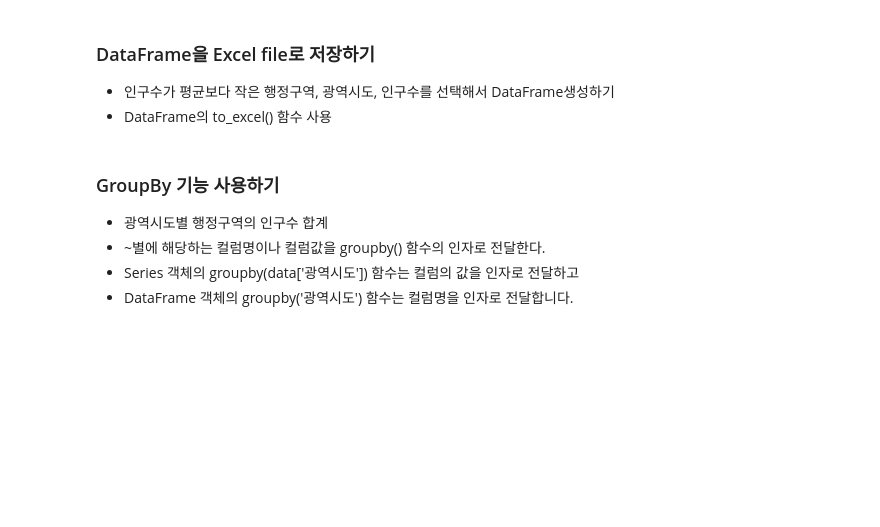
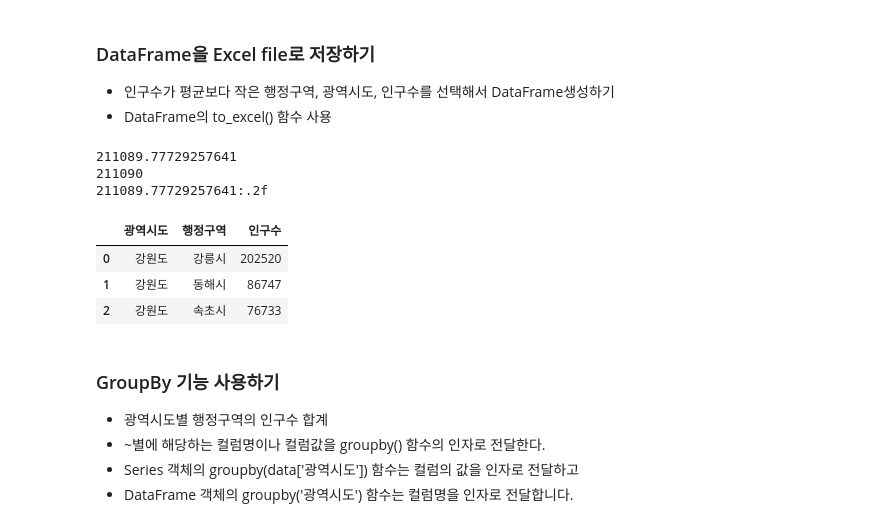
Before and after one commit to intaekim114/Python_Webscraping_Analysis, a Jupyter notebook: 03-1.행정구역정보_분석과시각화.ipynb, the cells around one changed output. Cells and saved outputs as stored; diff of their text form; code cells hidden in the pictures; blank space fills up the shorter version.

```diff
--- a/03-1.행정구역정보_분석과시각화.ipynb
+++ b/03-1.행정구역정보_분석과시각화.ipynb
@@ -573,8 +573,25 @@ data.head(3)
 * DataFrame의 to_excel() 함수 사용
 # %%
 # 인구수의 평균값 구하기
+pop_mean_value=data['인구수'].mean()
+print(pop_mean_value)
+print(round(pop_mean_value))
+print(f'{pop_mean_value}:.2f')
+# %% [output]
+211089.77729257641
+211090
+211089.77729257641:.2f
 # %%
-# 인구수의 평균값보다 작은 Row를 선택하고, '광역시도','행정구역','인구수' 컬럼값을 가져오기
+# 인구수의 평균값보다 작은 Row를 선택하고, '광역시도','행정구역','인구수' 컬럼값을 가져와서 pop_mean_lt_df 변수에 저장하기
 # 정렬할때 광역시도는 ascending으로 , 인구수는 descending
+pop_mean_lt_df = data.loc[data['인구수'] < pop_mean_value,['광역시도','행정구역','인구수']]\
+.sort_values(by=['광역시도','인구수'],ascending=[True,False])\
+.reset_index(drop=True)
+pop_mean_lt_df.head(3)
+# %% [output]
+|  | 광역시도 | 행정구역 | 인구수 |
+| 0 | 강원도 | 강릉시 | 202520 |
+| 1 | 강원도 | 동해시 | 86747 |
+| 2 | 강원도 | 속초시 | 76733 |
 # %%
 # DataFrame의 to_excel() 함수를 사용하여 excel 파일로 저장
```
Also changed, not shown: parts of 7 cells of this notebook, 2 other files.
